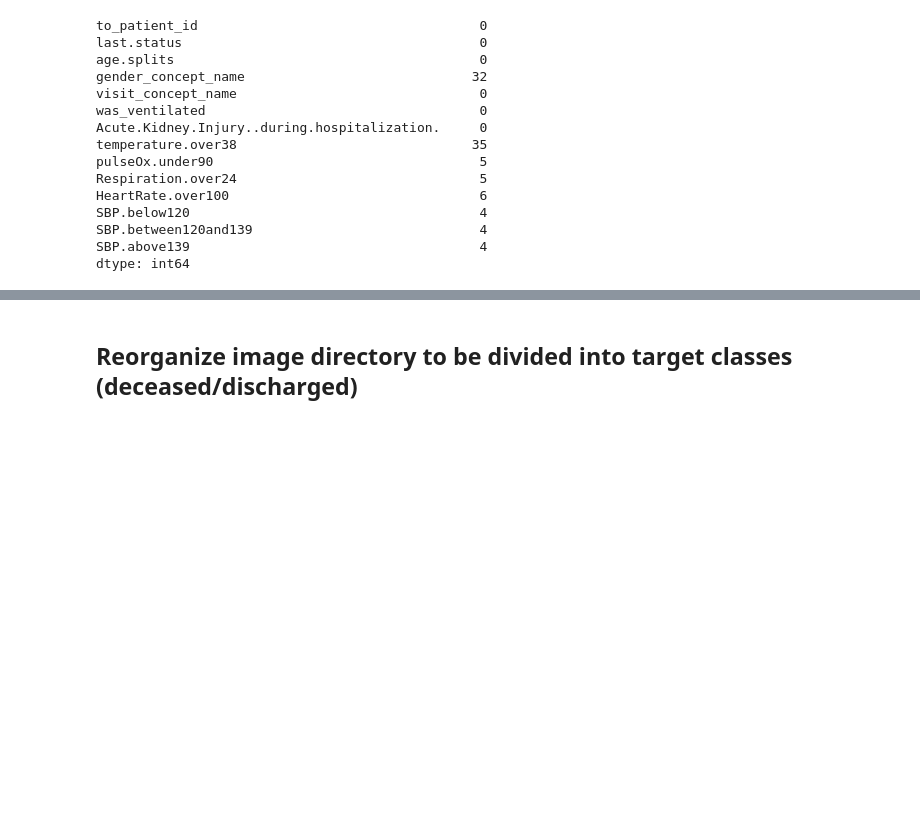
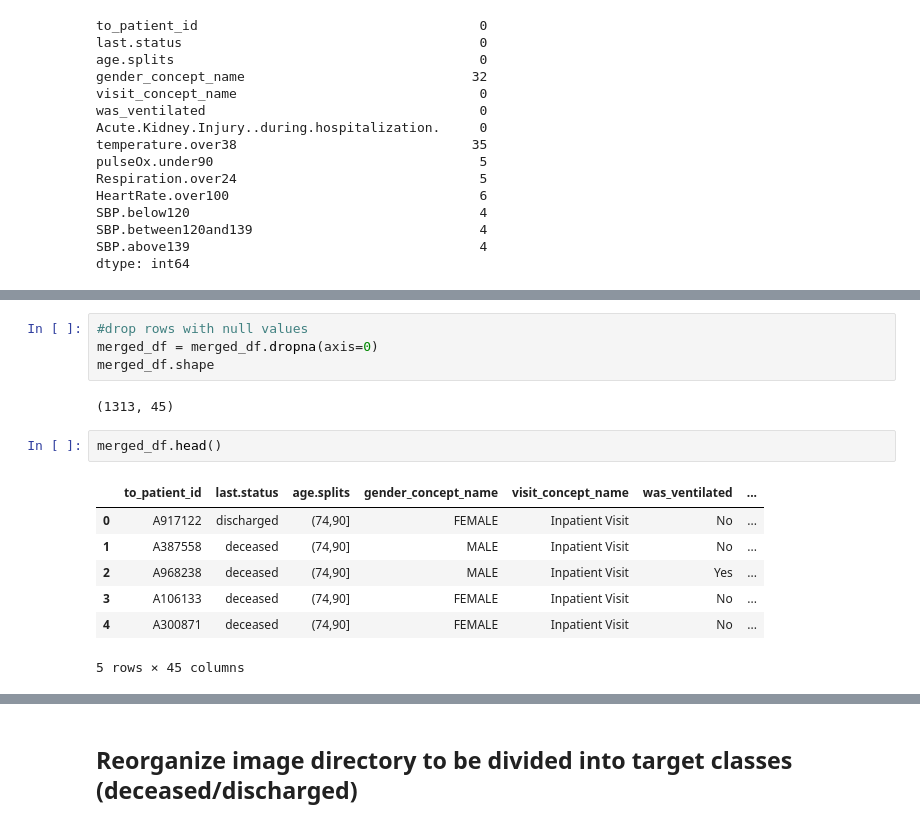
Before and after one commit to AMcqueen1980/COVID19_MortalityPred, a Jupyter notebook: COVID19_Chest_Xray_SBU.ipynb, the cells around one changed output, grey strips where cells are left out. Saved outputs shown, nothing was run; the diff lists cells and outputs as text; blank space fills up the shorter version.

```diff
--- a/COVID19_Chest_Xray_SBU.ipynb
+++ b/COVID19_Chest_Xray_SBU.ipynb
@@ -472 +501,17 @@ merged_df = pd.merge(df_object, df_noob, how='outer', on=index)
+# %%
+#drop rows with null values
+merged_df = merged_df.dropna(axis=0)
+merged_df.shape
+# %% [output]
+(1313, 45)
+# %%
+merged_df.head()
+# %% [output]
+|  | to_patient_id | last.status | age.splits | gender_concept_name | visit_concept_name | was_ventilated | ... |
+| 0 | A917122 | discharged | (74,90] | FEMALE | Inpatient Visit | No | ... |
+| 1 | A387558 | deceased | (74,90] | MALE | Inpatient Visit | No | ... |
+| 2 | A968238 | deceased | (74,90] | MALE | Inpatient Visit | Yes | ... |
+| 3 | A106133 | deceased | (74,90] | FEMALE | Inpatient Visit | No | ... |
+| 4 | A300871 | deceased | (74,90] | FEMALE | Inpatient Visit | No | ... |
+5 rows × 45 columns
 # %%
```
Also changed, not shown: parts of 23 cells of this notebook.
